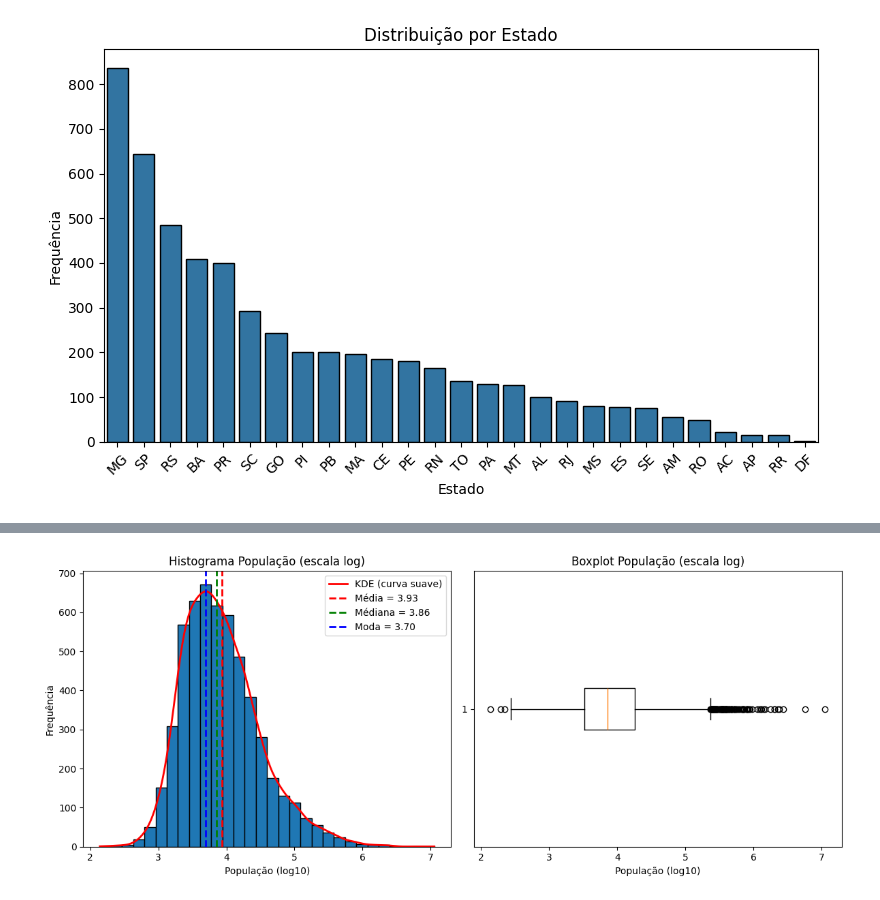
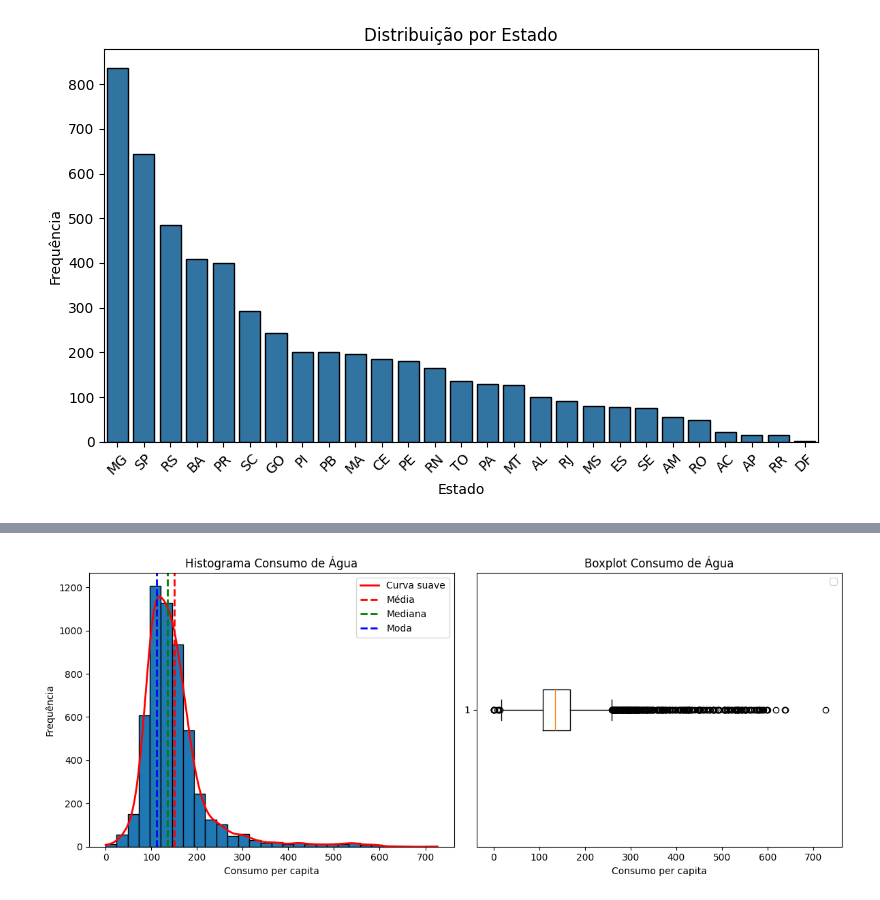
Before and after one commit to Vileno-C/analysis-of-water-consumption, a Jupyter notebook: main.ipynb, the cells around one changed output, grey strips where cells are left out. Cells and saved outputs as stored; diff of their text form; code cells hidden in the pictures.

```diff
--- a/main.ipynb
+++ b/main.ipynb
@@ -343,60 +410,55 @@ plt.show()
 # %%
-from scipy.stats import gaussian_kde
 # =========================================================
-# g) GRÁFICOS - DISCRETA
+# g) GRÁFICOS - CONTÍNUA
 # =========================================================
 
-x = np.log10(df[df[discreta] > 0][discreta])
+# medidas
+media = medidas_continua['medidas']['media']
+mediana = medidas_continua['medidas']['mediana']
+moda = medidas_continua['medidas']['moda']
 
-# medidas na escala log10
-media = np.mean(x)
-mediana = np.median(x)
-
-# moda na escala log10
-counts, bins = np.histogram(x, bins=30)
-idx_moda = np.argmax(counts)
-moda = (bins[idx_moda] + bins[idx_moda+1]) / 2
-
+# Dados
+x = df[continua]
 
 fig, axs = plt.subplots(1, 2, figsize=(12,5))
 
 # Histograma em frequência
-counts, bins, _ = axs[0].hist(
-    x, bins=30, edgecolor="black", linewidth=1.0
-)
+counts, bins, _ = axs[0].hist(x, bins=30, edgecolor="black", linewidth=1.0)
 
 # KDE
 kde = gaussian_kde(x)
 xx = np.linspace(min(x), max(x), 500)
 
 # largura média dos bins
 bin_width = bins[1] - bins[0]
 
 # Escalando KDE para ficar em frequência
 kde_scaled = kde(xx) * len(x) * bin_width
 
-axs[0].plot(xx, kde_scaled, color="red", linewidth=2, label="KDE (curva suave)")
+# Curva suave
+axs[0].plot(xx, kde_scaled, color="red", linewidth=2, label="Curva suave")
 
-axs[0].set_title("Histograma População (escala log)")
-axs[0].set_xlabel("População (log10)")
+# Histograma
+#axs[0].hist(df[continua], bins=30, edgecolor="black", linewidth=1.0)
+axs[0].set_title("Histograma Consumo de Água")
+axs[0].set_xlabel("Consumo per capita")
 axs[0].set_ylabel("Frequência")
 
-# Linhas das medidas
-axs[0].axvline(media, color="red", linestyle="--", linewidth=2,
-               label=f"Média = {media:.2f}")
-axs[0].axvline(mediana, color="green", linestyle="--", linewidth=2,
-               label=f"Médiana = {mediana:.2f}")
-axs[0].axvline(moda, color="blue", linestyle="--", linewidth=2,
-               label=f"Moda = {moda:.2f}")
+# Linhas das medidas no histograma
+axs[0].axvline(media, color="red", linestyle="--", linewidth=2, label="Média")
+axs[0].axvline(mediana, color="green", linestyle="--", linewidth=2, label="Mediana")
+axs[0].axvline(moda, color="blue", linestyle="--", linewidth=2, label="Moda")
 
 axs[0].legend()
 
 # Boxplot
 axs[1].boxplot(x, vert=False)
-axs[1].set_title("Boxplot População (escala log)")
-axs[1].set_xlabel("População (log10)")
+axs[1].set_title("Boxplot Consumo de Água")
+axs[1].set_xlabel("Consumo per capita")
+
+axs[1].legend()
 
 plt.tight_layout()
 plt.show()
 # %% [output]
-[figure, old version]
+[figure, new version]
```
Also changed, not shown: parts of 6 cells of this notebook.
